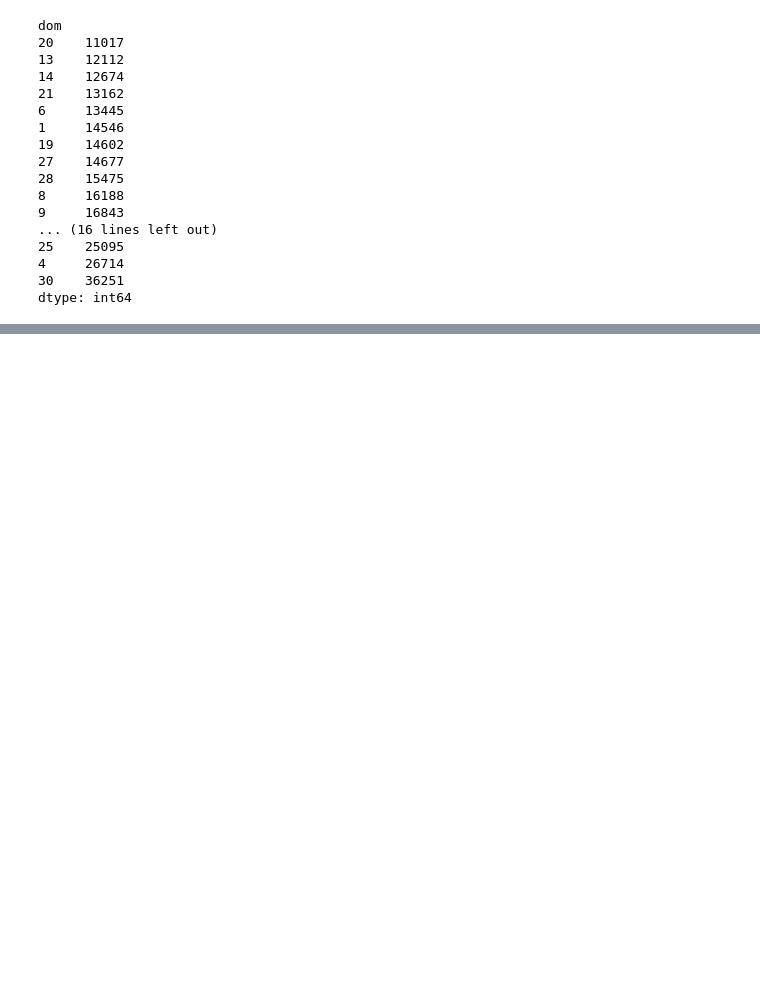
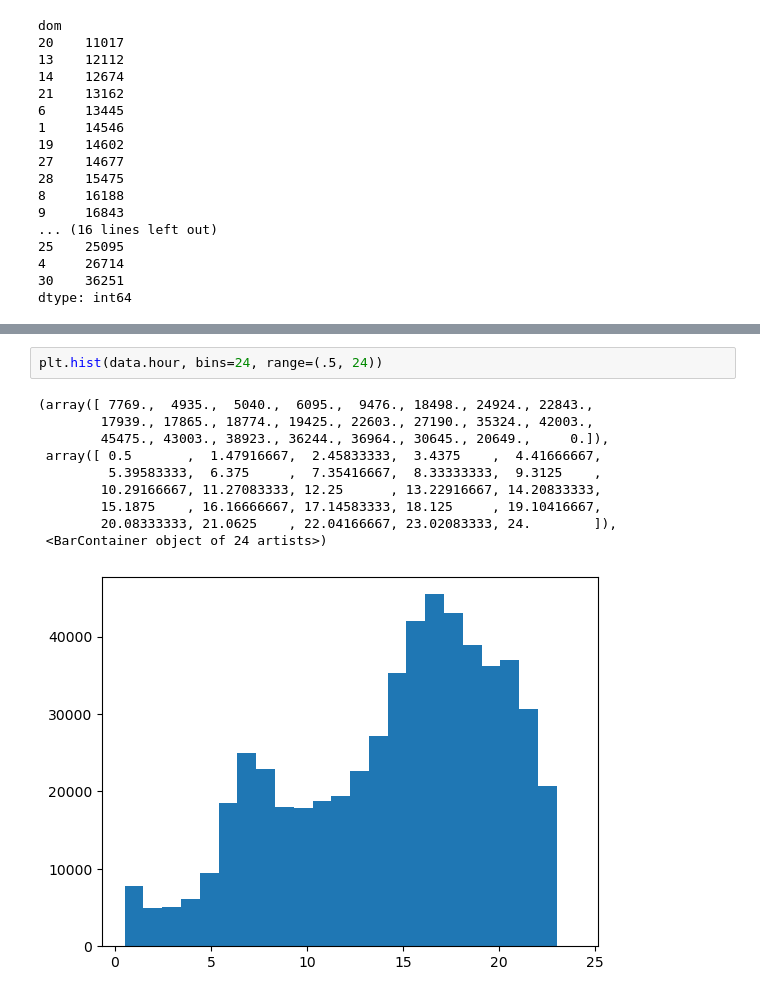
Before and after one commit to csmitty3/mle_code_alongs, a Jupyter notebook: ubertrip.ipynb, the cells around one changed output, grey strips where cells are left out. Cells and saved outputs as stored; diff of their text form; blank space fills up the shorter version.

```diff
--- a/ubertrip.ipynb
+++ b/ubertrip.ipynb
@@ -158,0 +166,13 @@ dtype: int64
+# %%
+plt.hist(data.hour, bins=24, range=(.5, 24))
+# %% [output]
+(array([ 7769.,  4935.,  5040.,  6095.,  9476., 18498., 24924., 22843.,
+        17939., 17865., 18774., 19425., 22603., 27190., 35324., 42003.,
+        45475., 43003., 38923., 36244., 36964., 30645., 20649.,     0.]),
+ array([ 0.5       ,  1.47916667,  2.45833333,  3.4375    ,  4.41666667,
+         5.39583333,  6.375     ,  7.35416667,  8.33333333,  9.3125    ,
+        10.29166667, 11.27083333, 12.25      , 13.22916667, 14.20833333,
+        15.1875    , 16.16666667, 17.14583333, 18.125     , 19.10416667,
+        20.08333333, 21.0625    , 22.04166667, 23.02083333, 24.        ]),
+ <BarContainer object of 24 artists>)
+[figure, added]
```
Also changed, not shown: parts of 7 cells of this notebook.
